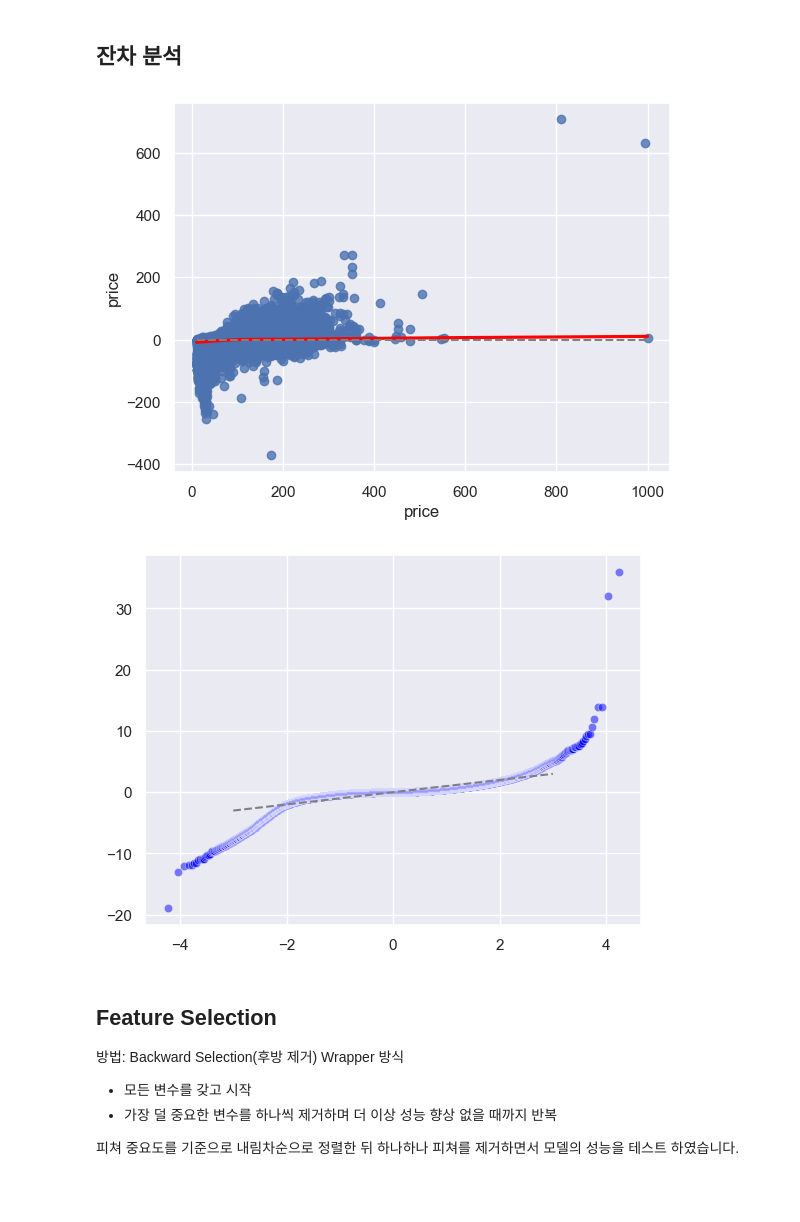
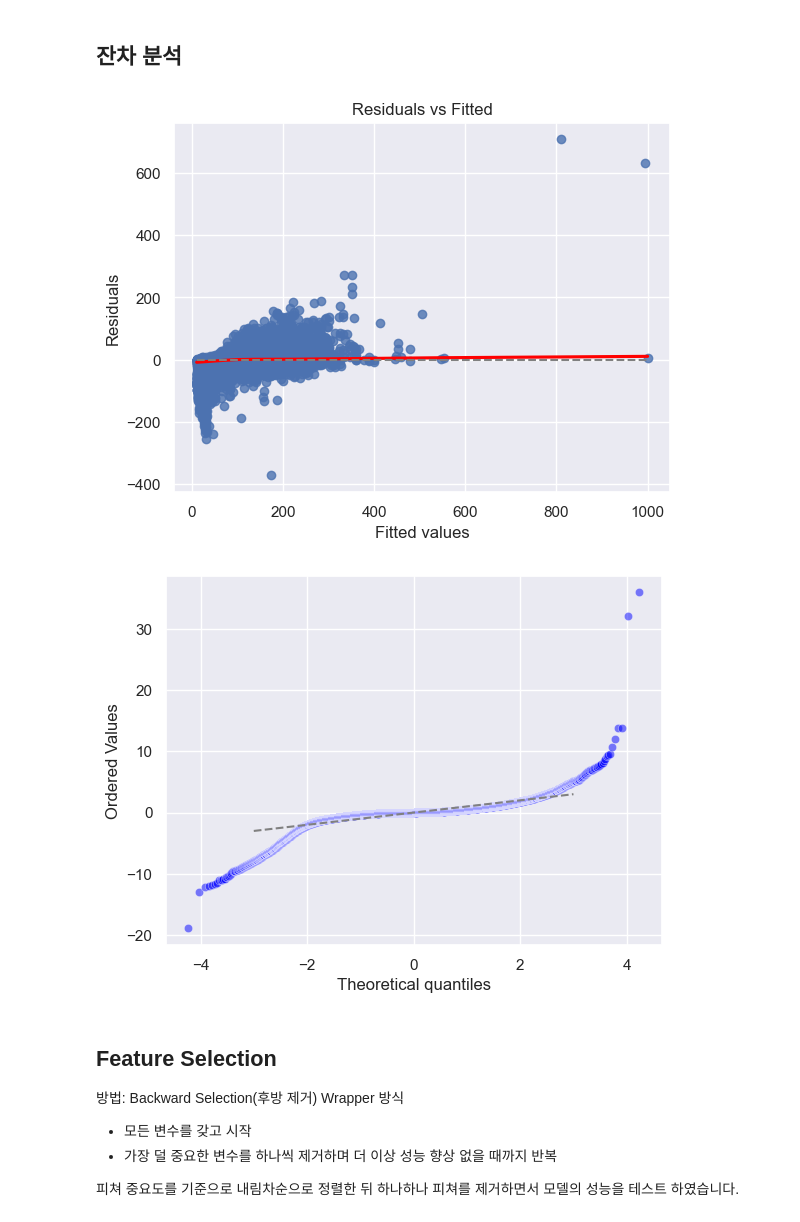
Before and after one commit to YuHan-J-Nam/2024_01_Intro_to_ML_Final, a Jupyter notebook: model_train_test.ipynb, the cells around one changed output. Cells and saved outputs as stored; diff of their text form; code cells hidden in the pictures; blank space fills up the shorter version.

```diff
--- a/model_train_test.ipynb
+++ b/model_train_test.ipynb
@@ -541,10 +541,13 @@ residuals = y_test - y_predict_tuned
 # %%
 # 모형의 선형성 검정
 sns.regplot(x=y_test, y=residuals, lowess=True, line_kws={'color': 'red'})
 plt.plot([y_test.min(), y_test.max()], [0, 0], '--', color='grey')
+plt.title('Residuals vs Fitted')
+plt.xlabel('Fitted values')
+plt.ylabel('Residuals')
 plt.show()
 # %% [output]
-[figure, old version]
+[figure, new version]
 # %%
 # 잔차의 정규성 검정
 sr = zscore(residuals)
@@ -553,9 +556,11 @@ sr = zscore(residuals)
 # Q-Q plot 시각화
 sns.scatterplot(x=x, y=y, color='blue', alpha=0.5)
 plt.plot([-3, 3], [-3, 3], '--', color='grey')
+plt.xlabel('Theoretical quantiles')
+plt.ylabel('Ordered Values')
 plt.show()
 # %% [output]
-[figure, old version]
+[figure, new version]
 # %% [markdown]
 ## Feature Selection
 
```
